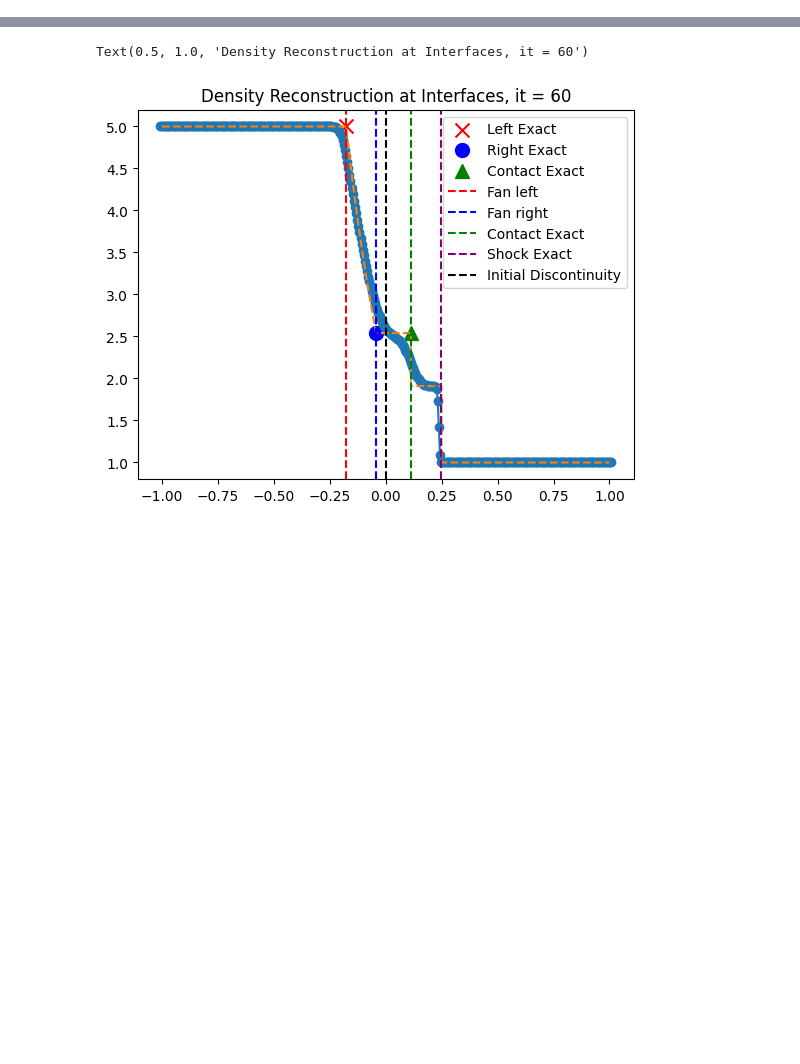
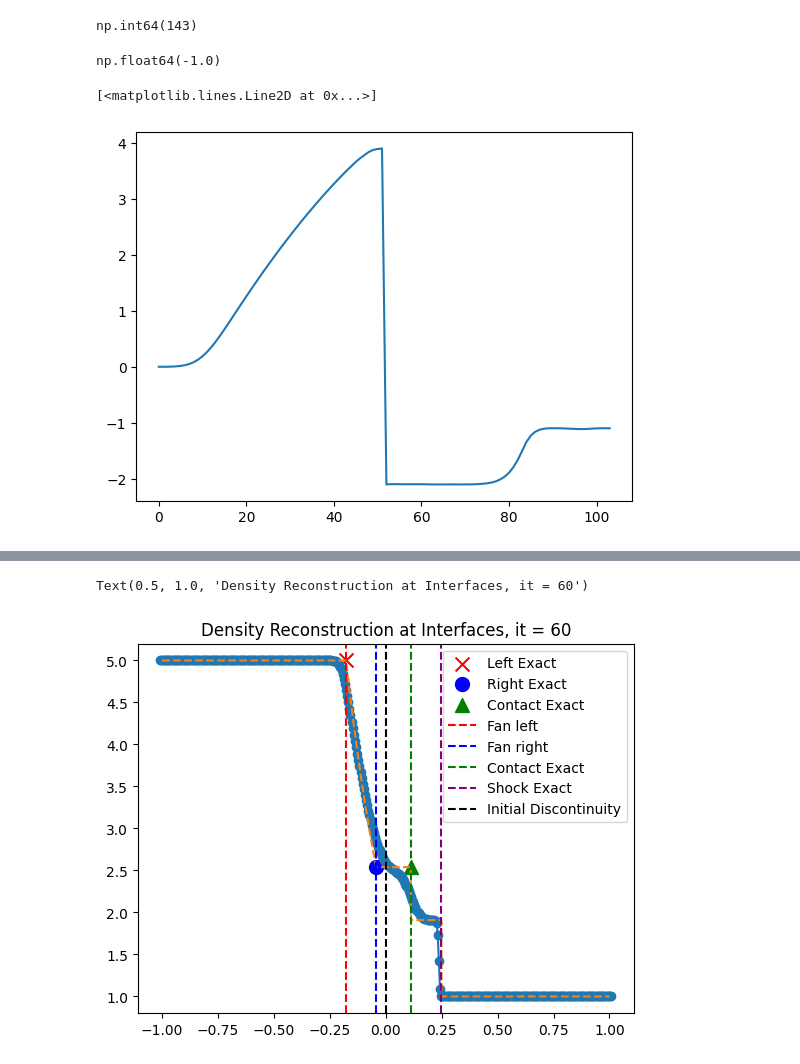
Before and after one commit to Jimbo-Coder/PyFluid, a Jupyter notebook: main_mhd.ipynb, the cells around one changed output, grey strips where cells are left out. Drawn from its saved outputs; the diff is of its cells as text; code cells hidden in the pictures; blank space fills up the shorter version.

```diff
--- a/main_mhd.ipynb
+++ b/main_mhd.ipynb
@@ -793,2 +975,16 @@ state.plot_diagnostics()
+# %%
+(np.where(np.abs(xbal - 1.0) < 1e-7)[0][0])
+# %% [output]
+np.int64(143)
+# %%
+balexdata = np.loadtxt(exactdir + rf"\solution_b2.dat")
+xbal = balexdata[:,0];
+# %% [output]
+np.float64(-1.0)
+# %%
+plt.plot
+# %% [output]
+[<matplotlib.lines.Line2D at 0x...>]
+[figure, added]
 # %%
 #it = 0
```
Also changed, not shown: parts of 4 cells of this notebook.
